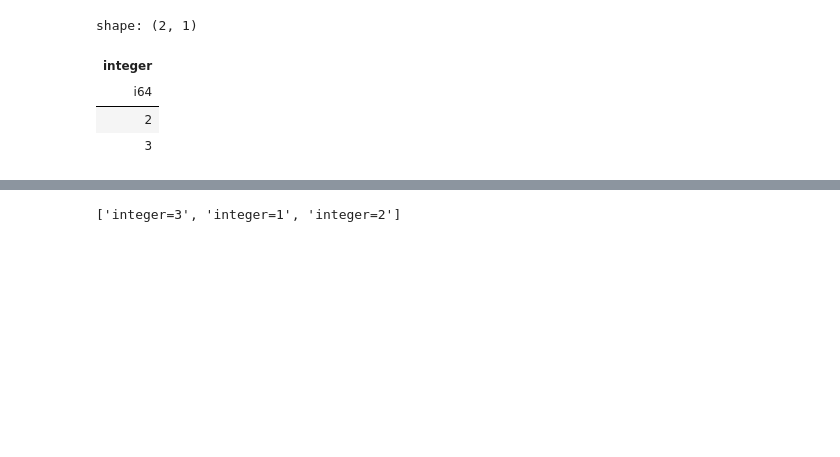
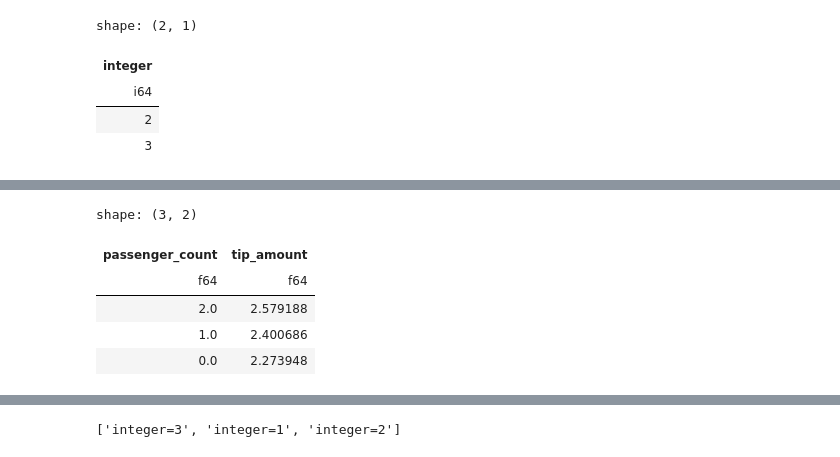
Before and after one commit to johnros/polars_demo, a Jupyter notebook: polars_to_preview.ipynb, the cells around one changed output, grey strips where cells are left out. Cells and saved outputs as stored; diff of their text form; code cells hidden in the pictures; blank space fills up the shorter version.

```diff
--- a/polars_to_preview.ipynb
+++ b/polars_to_preview.ipynb
@@ -3174,0 +3269,18 @@ Writing an Arrow dataset:
+# %%
+with pl.StringCache(): # Enforce joint caching of all files
+  lazy_frame = pl.scan_parquet(f'{path}/*.parquet')
+
+q= (
+    lazy_frame # concat into into a single lazy frame
+    .filter(pl.col('passenger_count') < 3)
+    .groupby('passenger_count')
+    .agg([pl.mean('tip_amount')])
+)
+q.collect() # execute query
+# %% [output]
+shape: (3, 2)
+| passenger_count | tip_amount |
+| f64 | f64 |
+| 2.0 | 2.579188 |
+| 1.0 | 2.400686 |
+| 0.0 | 2.273948 |
```
Also changed, not shown: parts of 50 cells of this notebook, 1 other file.
